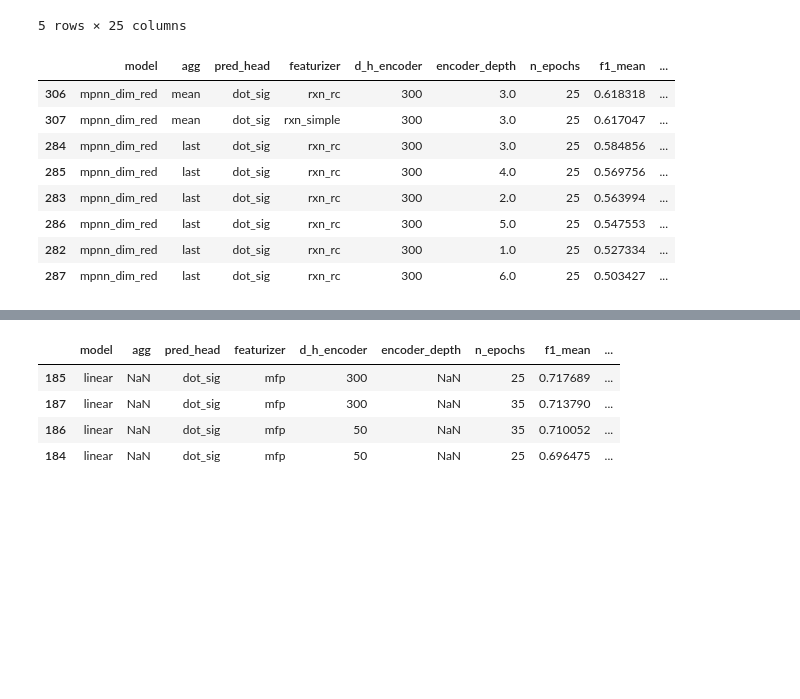
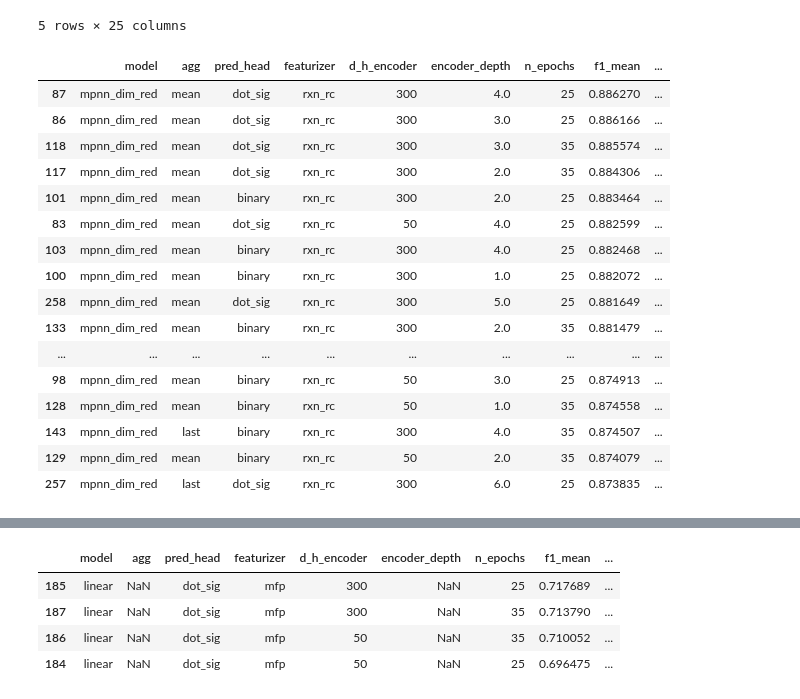
Before and after one commit to stefanpate/rcgnn, a Jupyter notebook: notebooks/rc_gnn_sprhea_figs.ipynb, the cells around one changed output, grey strips where cells are left out. Cells and saved outputs as stored; diff of their text form; code cells hidden in the pictures; blank space fills up the shorter version.

```diff
--- a/notebooks/rc_gnn_sprhea_figs.ipynb
+++ b/notebooks/rc_gnn_sprhea_figs.ipynb
@@ -50,40 +50,48 @@ exp.tail()
 # %%
 # Filter, sort, order cols for display
 
 filter_by_toc = (exp['toc'] == 'v3_folded_pt_ns')
-filter_by_task = (exp['split_strategy'] == 'rcmcs') & (exp['split_sim_threshold'] == 0.4)
+filter_by_task = (exp['split_strategy'] == 'homology') & (exp['split_sim_threshold'] == 0.8)
 cols_to_display = [
     # 'toc',
     'model',
     'agg',
     'pred_head',
     'featurizer',
     'd_h_encoder',
     'encoder_depth',
     'n_epochs',
     'f1_mean',
     'precision_mean',
     'recall_mean',
     'accuracy_mean',
     'f1_sem',
     'precision_sem',
     'recall_sem',
     'accuracy_sem'
 ]
 sortby = ['f1_mean']
 
 display_res = exp.loc[filter_by_toc & filter_by_task, cols_to_display]
 display_res.sort_values(by=sortby, ascending=False).head(40)
 # %% [output]
 |  | model | agg | pred_head | featurizer | d_h_encoder | encoder_depth | n_epochs | f1_mean | ... |
-| 306 | mpnn_dim_red | mean | dot_sig | rxn_rc | 300 | 3.0 | 25 | 0.618318 | ... |
-| 307 | mpnn_dim_red | mean | dot_sig | rxn_simple | 300 | 3.0 | 25 | 0.617047 | ... |
-| 284 | mpnn_dim_red | last | dot_sig | rxn_rc | 300 | 3.0 | 25 | 0.584856 | ... |
-| 285 | mpnn_dim_red | last | dot_sig | rxn_rc | 300 | 4.0 | 25 | 0.569756 | ... |
-| 283 | mpnn_dim_red | last | dot_sig | rxn_rc | 300 | 2.0 | 25 | 0.563994 | ... |
-| 286 | mpnn_dim_red | last | dot_sig | rxn_rc | 300 | 5.0 | 25 | 0.547553 | ... |
-| 282 | mpnn_dim_red | last | dot_sig | rxn_rc | 300 | 1.0 | 25 | 0.527334 | ... |
-| 287 | mpnn_dim_red | last | dot_sig | rxn_rc | 300 | 6.0 | 25 | 0.503427 | ... |
+| 87 | mpnn_dim_red | mean | dot_sig | rxn_rc | 300 | 4.0 | 25 | 0.886270 | ... |
+| 86 | mpnn_dim_red | mean | dot_sig | rxn_rc | 300 | 3.0 | 25 | 0.886166 | ... |
+| 118 | mpnn_dim_red | mean | dot_sig | rxn_rc | 300 | 3.0 | 35 | 0.885574 | ... |
+| 117 | mpnn_dim_red | mean | dot_sig | rxn_rc | 300 | 2.0 | 35 | 0.884306 | ... |
+| 101 | mpnn_dim_red | mean | binary | rxn_rc | 300 | 2.0 | 25 | 0.883464 | ... |
+| 83 | mpnn_dim_red | mean | dot_sig | rxn_rc | 50 | 4.0 | 25 | 0.882599 | ... |
+| 103 | mpnn_dim_red | mean | binary | rxn_rc | 300 | 4.0 | 25 | 0.882468 | ... |
+| 100 | mpnn_dim_red | mean | binary | rxn_rc | 300 | 1.0 | 25 | 0.882072 | ... |
+| 258 | mpnn_dim_red | mean | dot_sig | rxn_rc | 300 | 5.0 | 25 | 0.881649 | ... |
+| 133 | mpnn_dim_red | mean | binary | rxn_rc | 300 | 2.0 | 35 | 0.881479 | ... |
+| ... | ... | ... | ... | ... | ... | ... | ... | ... | ... |
+| 98 | mpnn_dim_red | mean | binary | rxn_rc | 50 | 3.0 | 25 | 0.874913 | ... |
+| 128 | mpnn_dim_red | mean | binary | rxn_rc | 50 | 1.0 | 35 | 0.874558 | ... |
+| 143 | mpnn_dim_red | last | binary | rxn_rc | 300 | 4.0 | 35 | 0.874507 | ... |
+| 129 | mpnn_dim_red | mean | binary | rxn_rc | 50 | 2.0 | 35 | 0.874079 | ... |
+| 257 | mpnn_dim_red | last | dot_sig | rxn_rc | 300 | 6.0 | 25 | 0.873835 | ... |
 # %%
 # Display all w/in MOE of best
 
```
Also changed, not shown: parts of 4 cells of this notebook, 6 other files.
